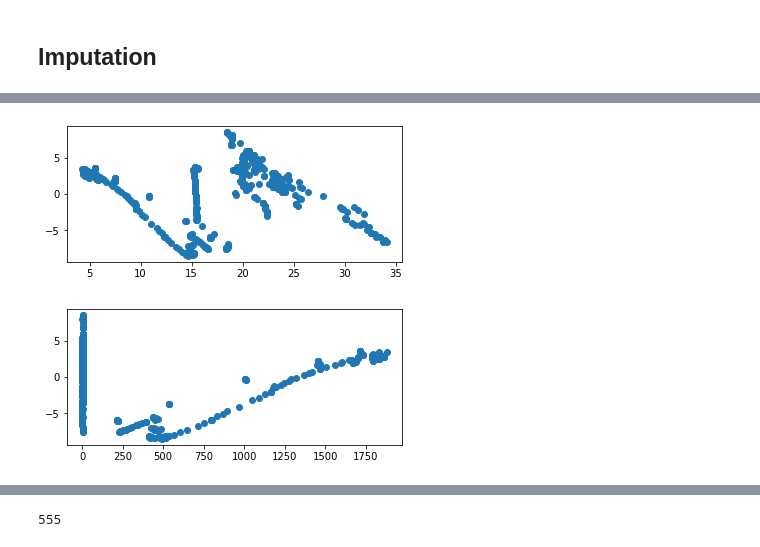
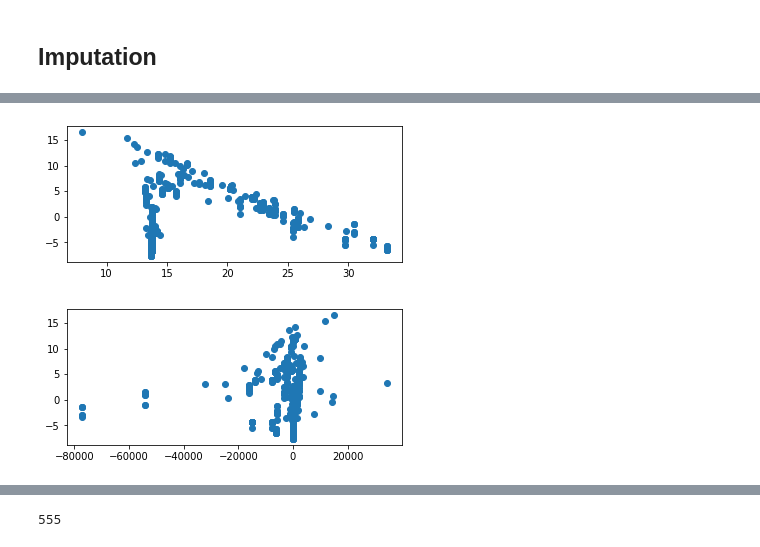
Before and after one commit to DonaldMbara/DAE-Project, a Jupyter notebook: parent_notebook.ipynb, the cells around one changed output, grey strips where cells are left out. Cells and saved outputs as stored; diff of their text form; code cells hidden in the pictures.

```diff
--- a/parent_notebook.ipynb
+++ b/parent_notebook.ipynb
@@ -318,0 +361,5 @@ selected_features, model, rfe = final_model(optimum_no_features, X_train, y_trai
+# %%
+cols_assets = list(X.columns)
+
+selected_features, model, rfe = final_model(optimum_no_features, X_train, y_train,cols_assets)
+print(selected_features)
@@ -345,2 +401,3 @@ X_y_new_train = pd.concat([X_train,y_train], axis=1)
 # %%
-X_train_y_target = pd.concat([X_train, y_train], axis=1)
+X_train_y_target = pd.concat([X_train, pd.DataFrame(y_train)], axis=1)
+X_train_y_target
@@ -356,17 +434,17 @@ _ = smgraphics.regressionplots.plot_fit(results,5)
 # %%
 Y_ols_pred=results.predict(X_train)
-Y_ols_pred = pd.DataFrame(Y_ols_pred)
-Y_ols_pred.columns = ['unemployment_rate']
+# %%
+residuals = y_train - Y_ols_pred
 # %%
 pred_val = results.fittedvalues.copy()
 fig, ax = plt.subplots(figsize=(6,2.5))
 
-residuals.shape
+
 _ = ax.scatter(pred_val, residuals)
 # %% [output]
-[figure, old version]
+[figure, new version]
 # %%
 fig, ax1 = plt.subplots(figsize=(6,2.5))
-_ = ax1.scatter(X_train.iloc[:,5:6], residuals)
+_ = ax1.scatter(X_train.iloc[:,2:3], residuals)
 # %% [output]
-[figure, old version]
+[figure, new version]
```
Also changed, not shown: parts of 218 cells of this notebook.
